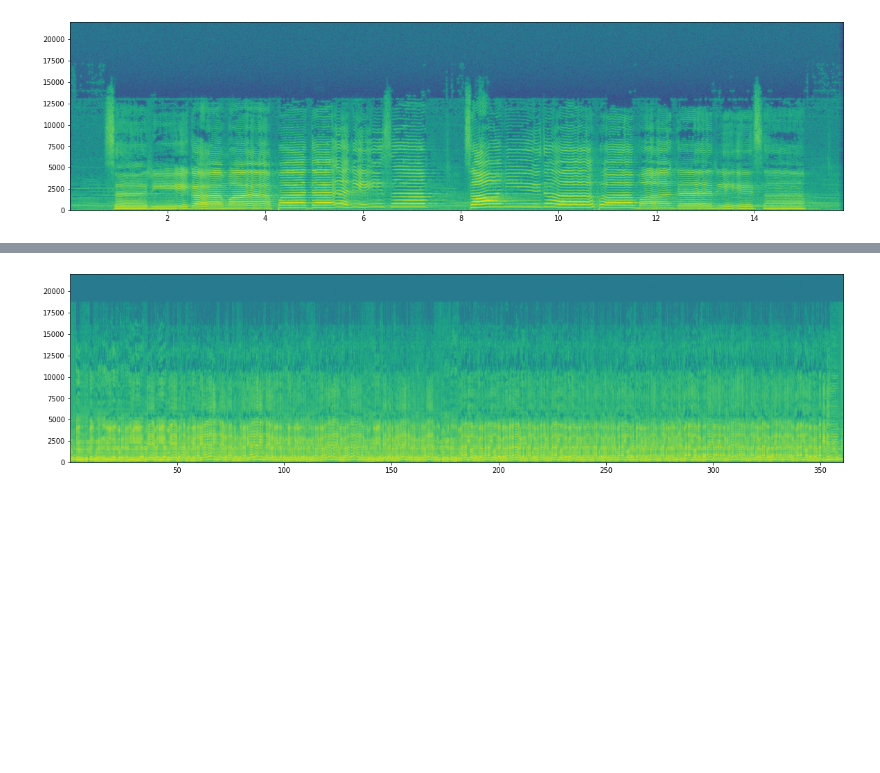
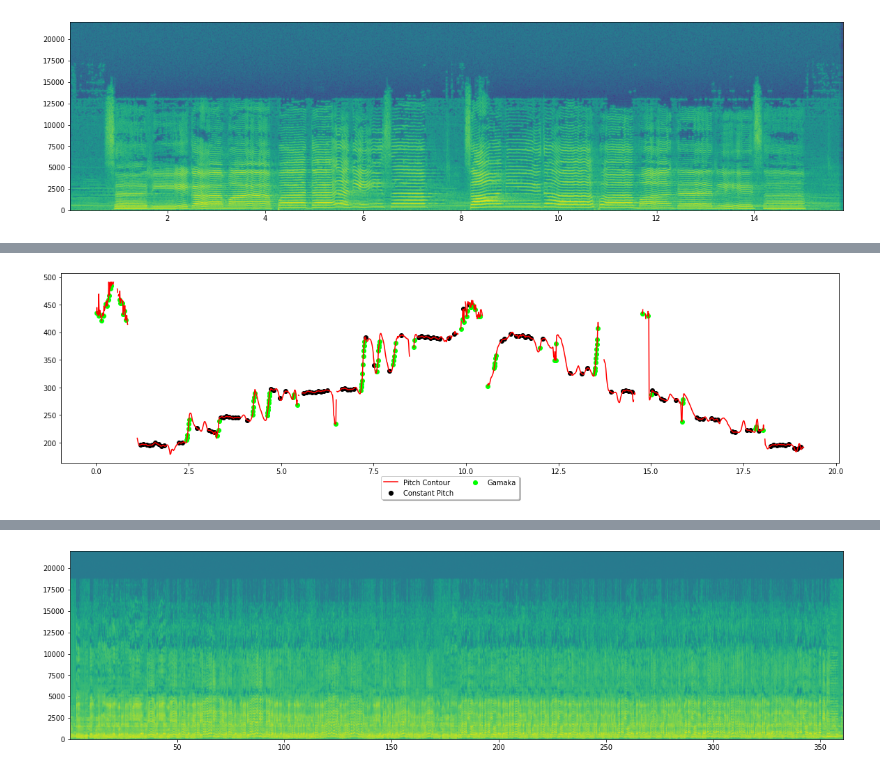
Before and after one commit to Kodhandarama/Audio_Analysis, a Jupyter notebook: pitch_contour.ipynb, the cells around one changed output, grey strips where cells are left out. Saved outputs shown, nothing was run; the diff lists cells and outputs as text; code cells hidden in the pictures; blank space fills up the shorter version.

```diff
--- a/pitch_contour.ipynb
+++ b/pitch_contour.ipynb
@@ -174,0 +197,4 @@ shankarabarana = Audio('/content/drive/My Drive/Projects/AA/Music dataset/Raga_S
+# %%
+kalyani_0.plot(cpn = True,gamaka = True)
+# %% [output]
+[figure, added]
```
Also changed, not shown: parts of 10 cells of this notebook.
